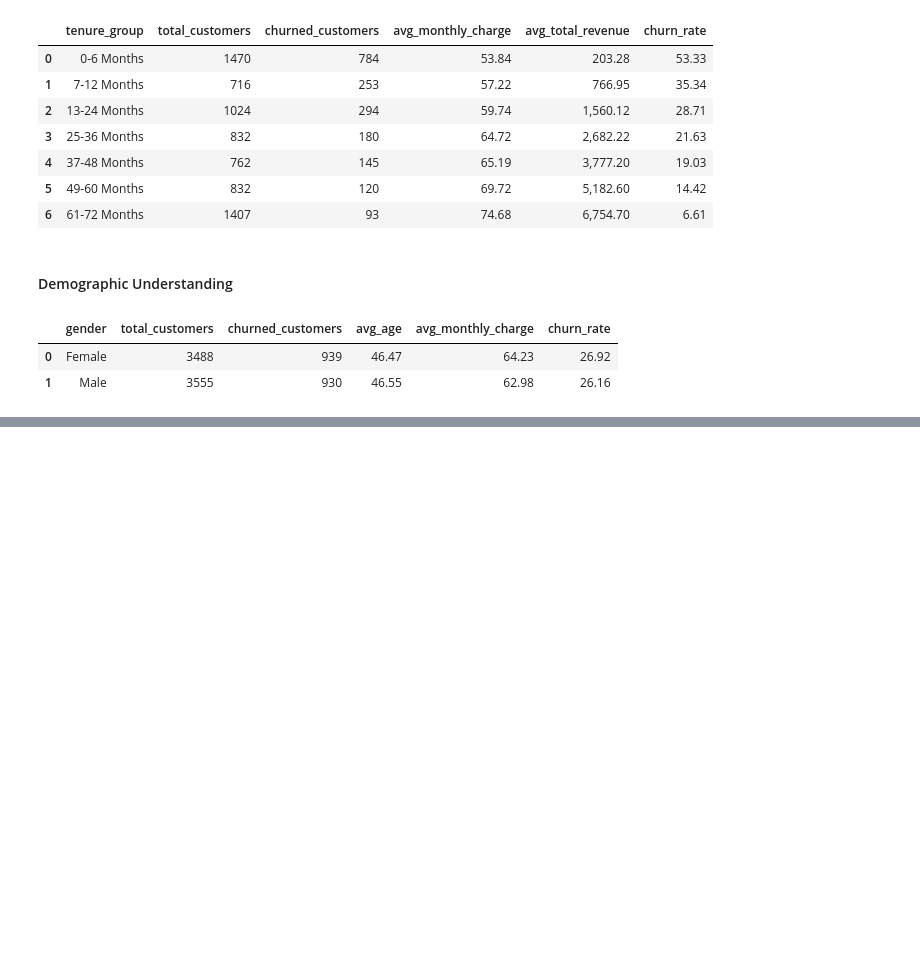
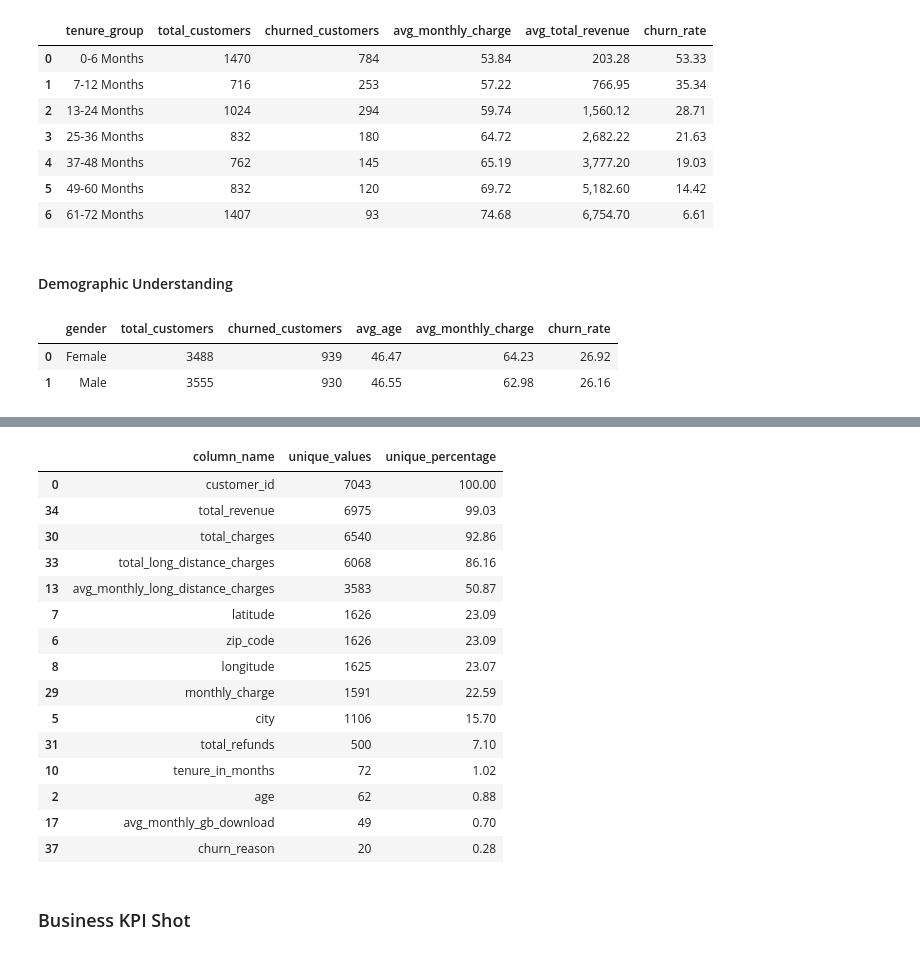
Before and after one commit to Meemansha-spec/EDA-with-Pandas, a Jupyter notebook: Churn_data_Understanding.ipynb, the cells around one changed output, grey strips where cells are left out. Saved outputs shown, nothing was run; the diff lists cells and outputs as text; code cells hidden in the pictures; blank space fills up the shorter version.

```diff
--- a/Churn_data_Understanding.ipynb
+++ b/Churn_data_Understanding.ipynb
@@ -583,0 +743,34 @@ age_by_status
+# %%
+# Columns with many unique values
+
+high_cardinality_summary = pd.DataFrame({
+    "column_name": telecom.columns,
+    "unique_values": telecom.nunique().values,
+    "unique_percentage": (telecom.nunique().values / len(telecom) * 100).round(2)
+})
+
+high_cardinality_summary = high_cardinality_summary.sort_values(
+    by="unique_values",
+    ascending=False
+)
+
+high_cardinality_summary.head(15)
+# %% [output]
+|  | column_name | unique_values | unique_percentage |
+| 0 | customer_id | 7043 | 100.00 |
+| 34 | total_revenue | 6975 | 99.03 |
+| 30 | total_charges | 6540 | 92.86 |
+| 33 | total_long_distance_charges | 6068 | 86.16 |
+| 13 | avg_monthly_long_distance_charges | 3583 | 50.87 |
+| 7 | latitude | 1626 | 23.09 |
+| 6 | zip_code | 1626 | 23.09 |
+| 8 | longitude | 1625 | 23.07 |
+| 29 | monthly_charge | 1591 | 22.59 |
+| 5 | city | 1106 | 15.70 |
+| 31 | total_refunds | 500 | 7.10 |
+| 10 | tenure_in_months | 72 | 1.02 |
+| 2 | age | 62 | 0.88 |
+| 17 | avg_monthly_gb_download | 49 | 0.70 |
+| 37 | churn_reason | 20 | 0.28 |
+# %% [markdown]
+### Business KPI Shot
```
Also changed, not shown: parts of 14 cells of this notebook.
